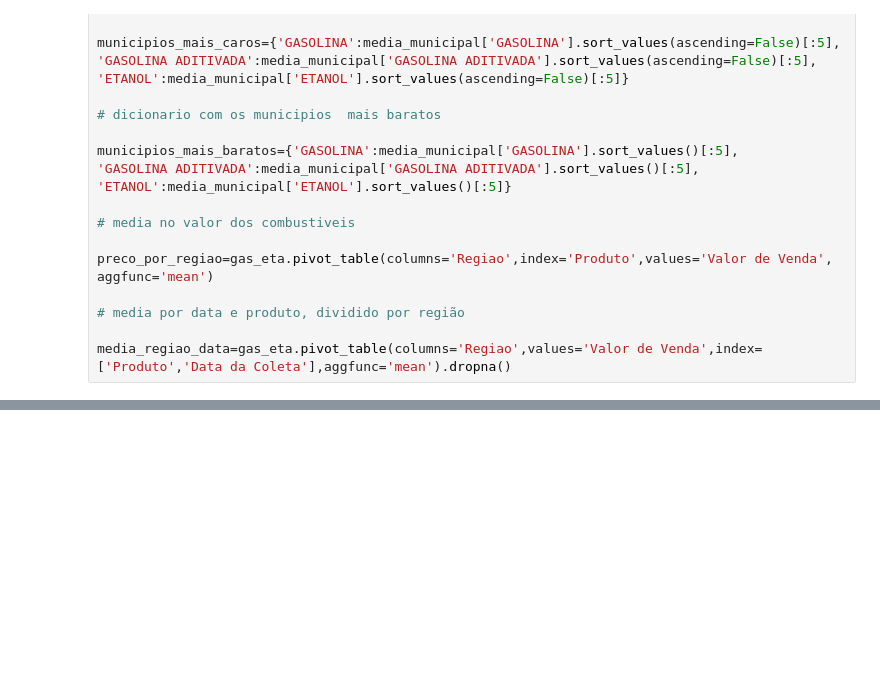
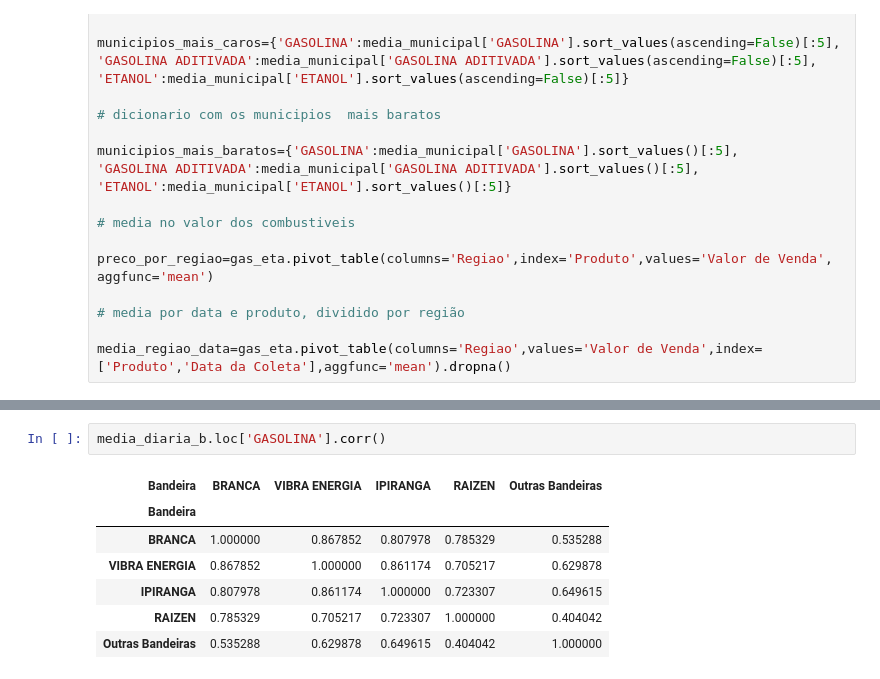
Before and after one commit to davidmidoria/analise_gasolina_etanol, a Jupyter notebook: analise.ipynb, the cells around one changed output, grey strips where cells are left out. Cells and saved outputs as stored; diff of their text form; blank space fills up the shorter version.

```diff
--- a/analise.ipynb
+++ b/analise.ipynb
@@ -197,0 +156,10 @@ plt.show()
+# %%
+media_diaria_b.loc['GASOLINA'].corr()
+# %% [output]
+| Bandeira | BRANCA | VIBRA ENERGIA | IPIRANGA | RAIZEN | Outras Bandeiras |
+| Bandeira |  |  |  |  |  |
+| BRANCA | 1.000000 | 0.867852 | 0.807978 | 0.785329 | 0.535288 |
+| VIBRA ENERGIA | 0.867852 | 1.000000 | 0.861174 | 0.705217 | 0.629878 |
+| IPIRANGA | 0.807978 | 0.861174 | 1.000000 | 0.723307 | 0.649615 |
+| RAIZEN | 0.785329 | 0.705217 | 0.723307 | 1.000000 | 0.404042 |
+| Outras Bandeiras | 0.535288 | 0.629878 | 0.649615 | 0.404042 | 1.000000 |
```
Also changed, not shown: parts of 14 cells of this notebook, 3 other files.
